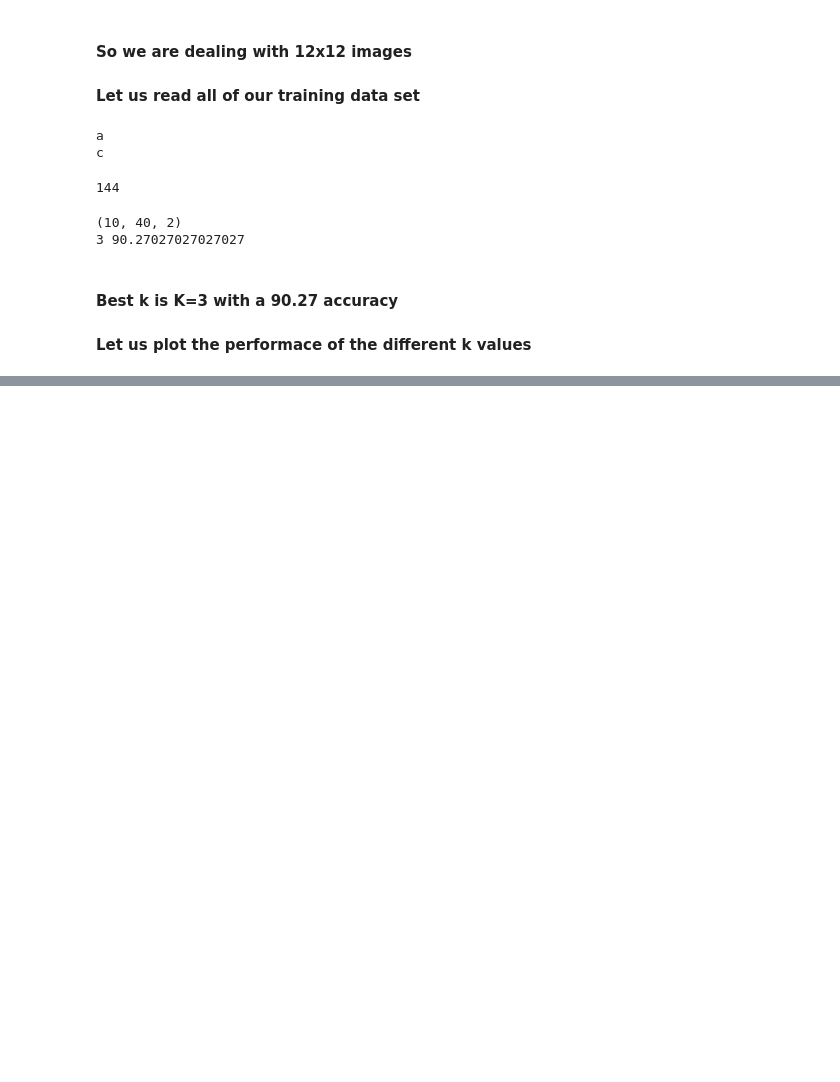
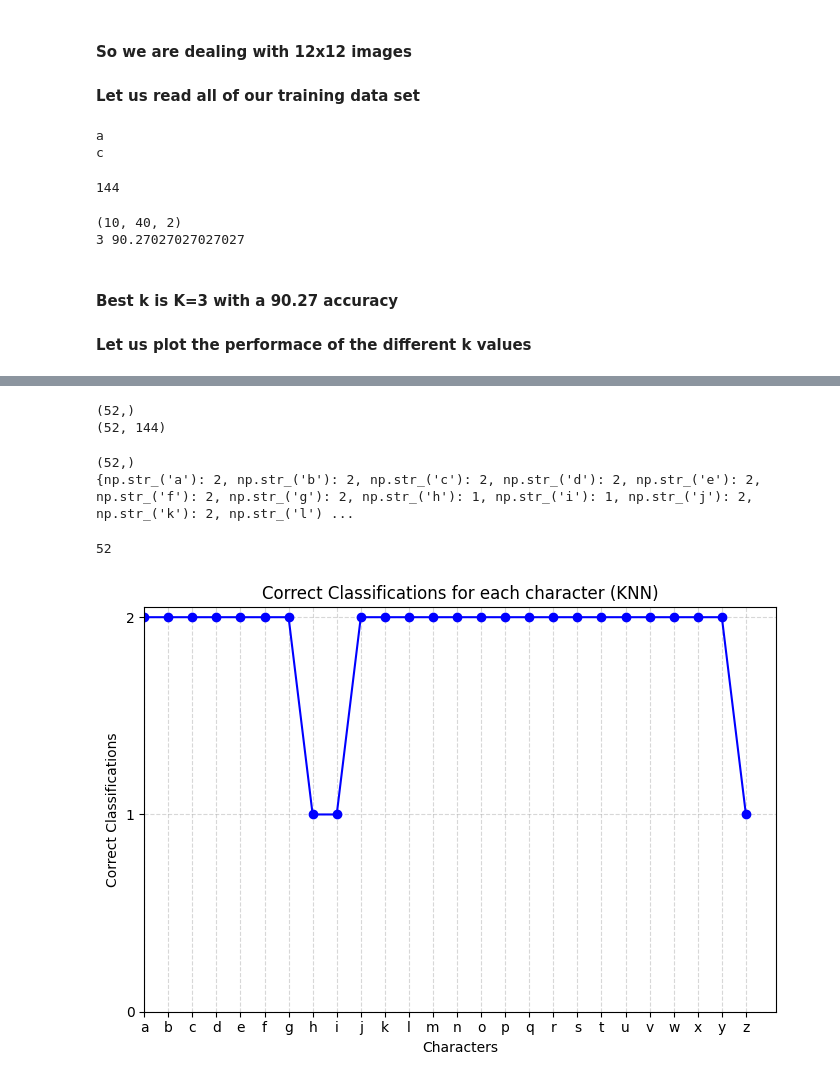
Before and after one commit to alyelaswad/knn-character-classifier, a Jupyter notebook: src/character-classifier.ipynb, the cells around one changed output, grey strips where cells are left out. Cells and saved outputs as stored; diff of their text form; code cells hidden in the pictures; blank space fills up the shorter version.

```diff
--- a/src/character-classifier.ipynb
+++ b/src/character-classifier.ipynb
@@ -139,0 +142,63 @@ plt.show()
+# %%
+test_images_per_class = 2
+test_path = "../dataset/Noise Test"
+test_images = []
+test_labels = []
+
+test_files = [f for f in os.listdir(test_path) if f.endswith(".jpg")]
+test_files.sort()
+
+for i in enumerate(test_files):
+    test_image_path = os.path.join(test_path, test_files[i[0]])
+    test_img = cv2.imread(test_image_path,cv2.IMREAD_GRAYSCALE).flatten()
+    test_img = test_img/255.0
+    test_images.append(test_img)
+    test_labels.append(chr((i[0]//test_images_per_class)+97))
+test_images = np.array(test_images)
+test_labels = np.array(test_labels)
+print(test_labels.shape)
+print(test_images.shape)
+# %% [output]
+(52,)
+(52, 144)
+# %%
+test_predicted_labels = knn(images,labels,test_images,best_k_cv)
+test_predicted_labels = np.array(test_predicted_labels)
+print(test_predicted_labels.shape)
+
+char_counts ={}
+for j in range(len(test_labels)):
+    if test_labels[j] == test_predicted_labels[j]:
+        char_counts[test_labels[j]] = char_counts.get(test_labels[j], 0) + 1
+
+
+
+print(char_counts)
+test_predicted_labels
+len(test_labels)
+# %% [output]
+(52,)
+{np.str_('a'): 2, np.str_('b'): 2, np.str_('c'): 2, np.str_('d'): 2, np.str_('e'): 2, np.str_('f'): 2, np.str_('g'): 2, np.str_('h'): 1, np.str_('i'): 1, np.str_('j'): 2, np.str_('k'): 2, np.str_('l') ...
+52
+# %%
+char_counts = dict(sorted(char_counts.items()))
+chars = list(char_counts.keys())
+counts = list(char_counts.values())
+
+
+plt.figure(figsize=(7, 5))
+plt.plot(chars, counts, marker='o', linestyle='-', color='b')
+plt.xlabel('Characters')
+plt.ylabel('Correct Classifications')
+plt.xlim(left=0)
+plt.ylim(bottom=0)
+plt.yticks(np.arange(0, max(counts) + 1, 1))
+
+plt.title('Correct Classifications for each character (KNN)')
+plt.grid(True, linestyle='--', alpha=0.5)
+plt.tight_layout()
+
+plt.savefig('Accuracy.jpg')
+plt.show()
+# %% [output]
+[figure, added]
```
Also changed, not shown: parts of 3 cells of this notebook, 3 other files.
